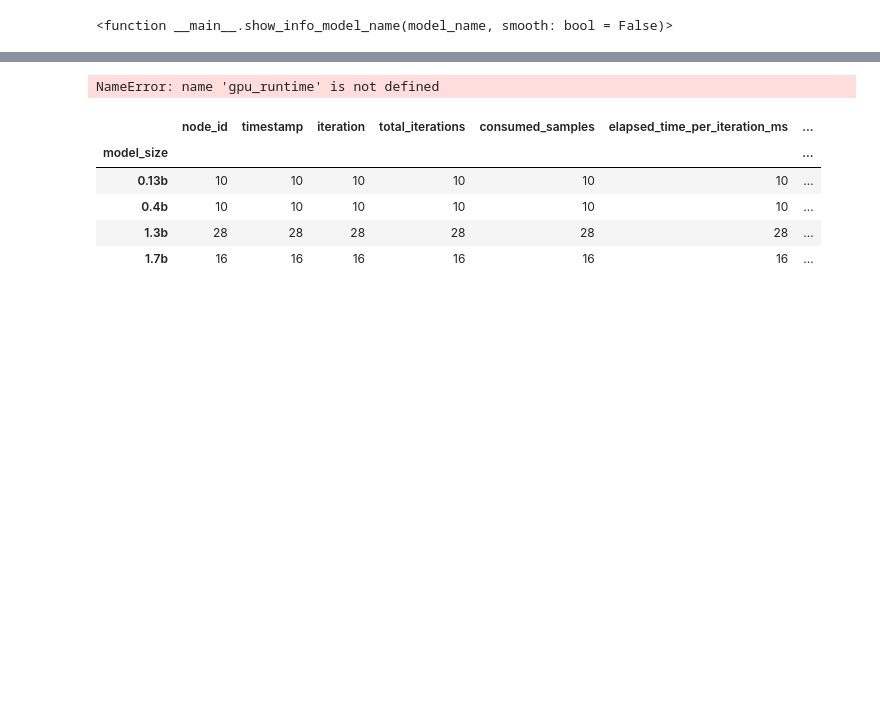
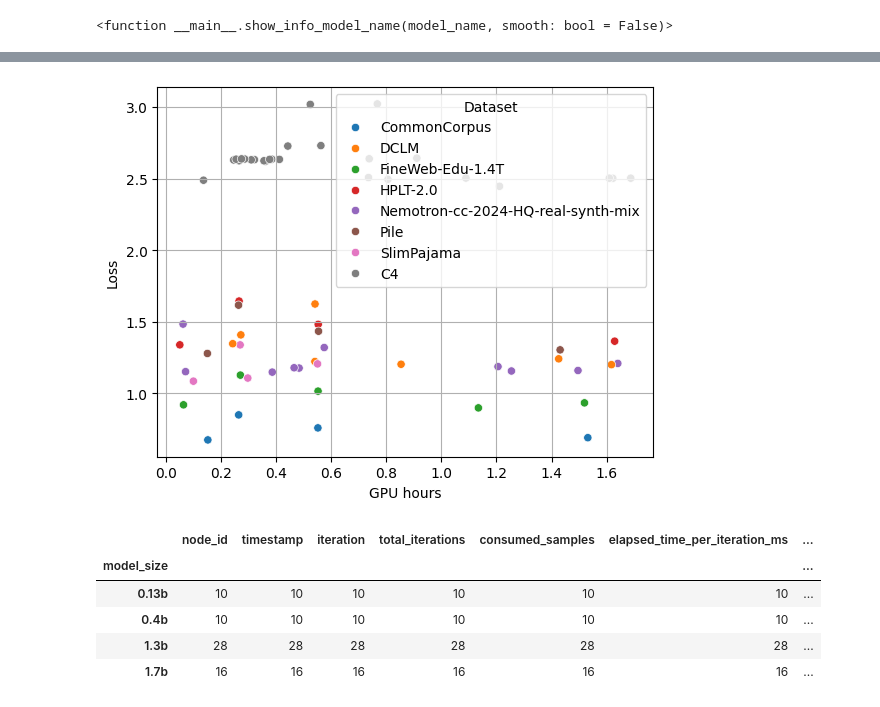
Before and after one commit to OpenEuroLLM/notebooks, a Jupyter notebook: logs-opensci-ref/analyse-logs.ipynb, the cells around one changed output, grey strips where cells are left out. Cells and saved outputs as stored; diff of their text form; code cells hidden in the pictures; blank space fills up the shorter version.

```diff
--- a/logs-opensci-ref/analyse-logs.ipynb
+++ b/logs-opensci-ref/analyse-logs.ipynb
@@ -169,26 +170,26 @@ for i, model_size in enumerate(model_sizes):
 # %%
 runtimes = (df_metrics.groupby("model_name").max()["timestamp"] - df_metrics.groupby("model_name").min()["timestamp"]).apply(lambda x: x.seconds / 3600)
 num_gpus = pd.Series({model_name: slurm_dicts[model_name]["NUM_GPUS"] for model_name in runtimes.index})
 gpu_runtimes = runtimes * num_gpus
 
 lm_loss = df_metrics.groupby("model_name").min()["lm_loss"]
 
 dd = pd.DataFrame({
-    "GPU hours": gpu_runtime / 3600,
+    "GPU hours": gpu_runtimes / 3600,
     "Loss": lm_loss,
     "Dataset": pd.Series({model_name: hp_dicts[model_name]["dataset"] for model_name in runtimes.index}),
     "Size": pd.Series({model_name: hp_dicts[model_name]["model_size"] for model_name in runtimes.index}),
 })
 ax = sns.scatterplot(
     dd,
     x="GPU hours",
     y="Loss",
     hue="Dataset",
     color="Size",
 )
 ax.grid()
 # %% [output]
-NameError: name 'gpu_runtime' is not defined
+[figure, added]
 # %%
 df_metrics_with_hps.drop_duplicates(["model_name", "model_size"]).groupby("model_size").count()
 # %% [output]
```
Also changed, not shown: parts of 4 cells of this notebook.
